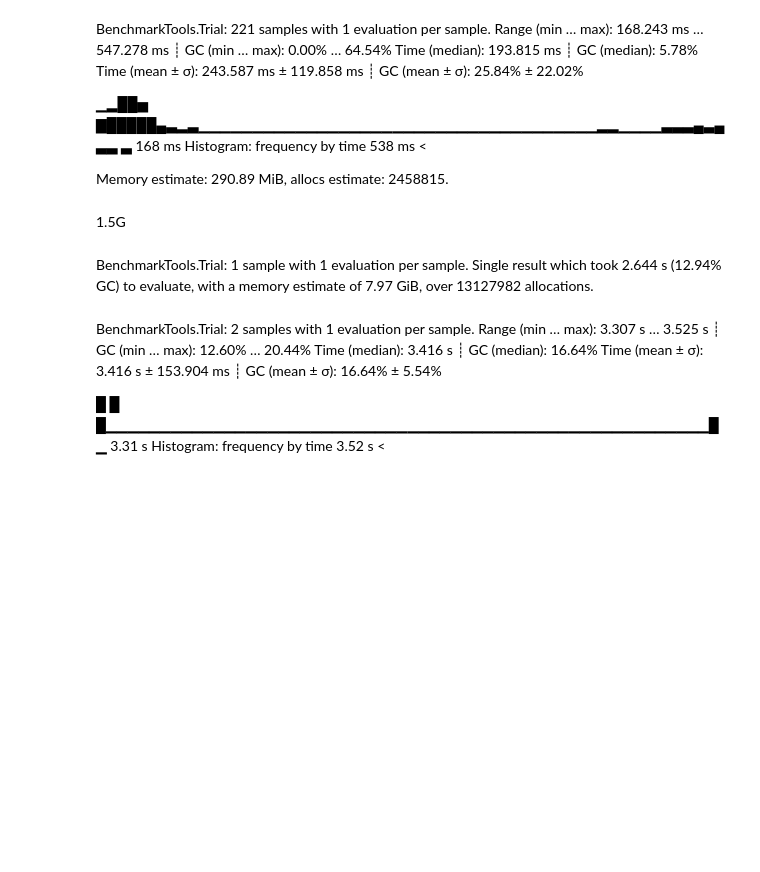
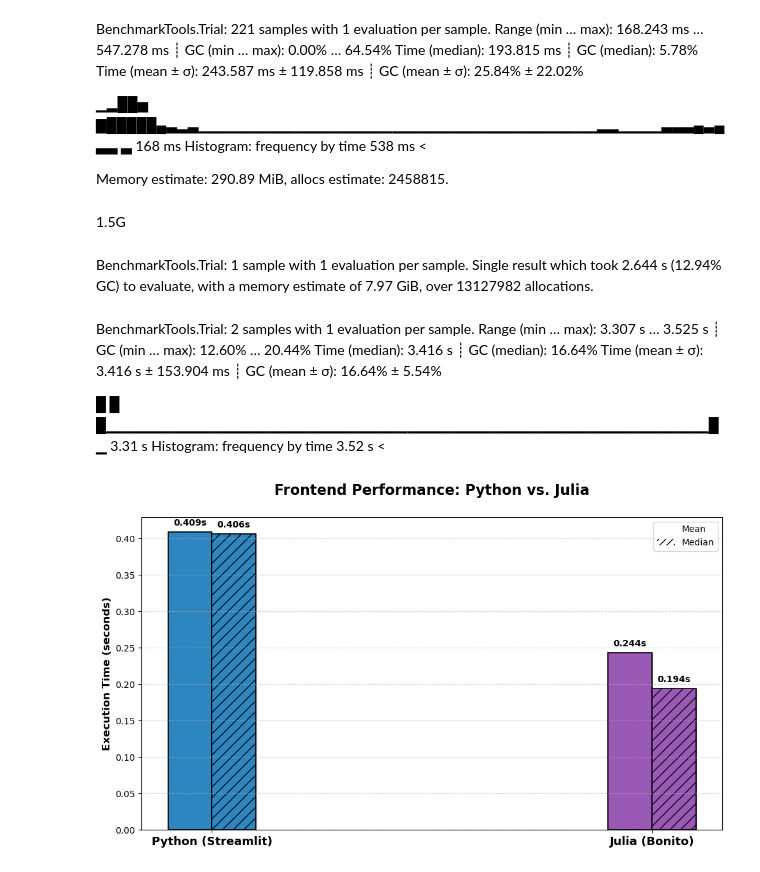
Before and after one commit to Nicholas-Wallace/resumo_workshop, a Jupyter notebook: streamlit/Untitled-1.ipynb, the cells around one changed output. Drawn from its saved outputs; the diff is of its cells as text; code cells hidden in the pictures; blank space fills up the shorter version.

```diff
--- a/streamlit/Untitled-1.ipynb
+++ b/streamlit/Untitled-1.ipynb
@@ -59,0 +34,70 @@ BenchmarkTools.Trial: 2 samples with 1 evaluation per sample.
+# %%
+df = pd.read_csv("times_testing.csv")
+# %%
+mean_jeq_py = df['0'].mean()
+median_jeq_py = df['0'].median()
+std_jeq_py = df['0'].std()
+# %%
+mean_jeq_jl = np.float64(0.243587)
+median_jeq_jl = np.float64(0.193815)
+std_jeq_jl = np.float64(0.119858)
+# %%
+labels = ['Python (Streamlit)', 'Julia (Bonito)']
+means = [mean_jeq_py, mean_jeq_jl]
+medians = [median_jeq_py, median_jeq_jl]
+
+x = np.arange(len(labels))  # Label locations
+width = 0.10                # Width of the bars
+
+fig, ax = plt.subplots(figsize=(10, 6))
+
+# Create bars
+rects1 = ax.bar(x - width/2, means, width, label='Mean Time', color='#3498db', edgecolor='black')
+rects2 = ax.bar(x + width/2, medians, width, label='Median Time', color='#e74c3c', edgecolor='black')
+
+python_color = '#2E86C1'
+julia_color = '#9B59B6'
+
+# --- 3. STYLING & LABELS ---
+ax.bar(x[0] - width/2, means[0], width, color=python_color,
+        edgecolor='black', linewidth=1.2)
+ax.bar(x[0] + width/2, medians[0], width, color=python_median_color,
+       label='Python Median', edgecolor='black', linewidth=1.2, hatch = '//')
+
+# Julia Bars
+ax.bar(x[1] - width/2, means[1], width, color=julia_color,
+        edgecolor='black', linewidth=1.2)
+ax.bar(x[1] + width/2, medians[1], width, color=julia_color,
+        edgecolor='black', linewidth=1.2, hatch = '//')
+
+# 4. Styling
+ax.set_ylabel('Execution Time (seconds)', fontsize=12, fontweight='bold')
+ax.set_title('Frontend Performance: Python vs. Julia', fontsize=16, fontweight='bold', pad=25)
+ax.set_xticks(x)
+ax.set_xticklabels(labels, fontsize=13, fontweight='bold')
+ax.grid(axis='y', linestyle='--', alpha=0.5)
+
+# Add value labels on top of bars
+def autolabel(x_pos, height):
+    ax.annotate(f'{height:.3f}s',
+                xy=(x_pos, height),
+                xytext=(0, 5),
+                textcoords="offset points",
+                ha='center', va='bottom', fontweight='bold')
+
+# Applying labels
+autolabel(x[0] - width/2, means[0])
+autolabel(x[0] + width/2, medians[0])
+autolabel(x[1] - width/2, means[1])
+autolabel(x[1] + width/2, medians[1])
+
+mean_patch = mpatches.Patch(facecolor='white', label='Mean')
+median_patch = mpatches.Patch(facecolor='white', label='Median', hatch='///')
+
+ax.legend(handles=[mean_patch, median_patch])
+
+plt.tight_layout()
+plt.savefig('performance_comparison.png')
+plt.show()
+# %% [output]
+[figure, added]
```
Also changed, not shown: parts of 5 cells of this notebook, 2 other files.
